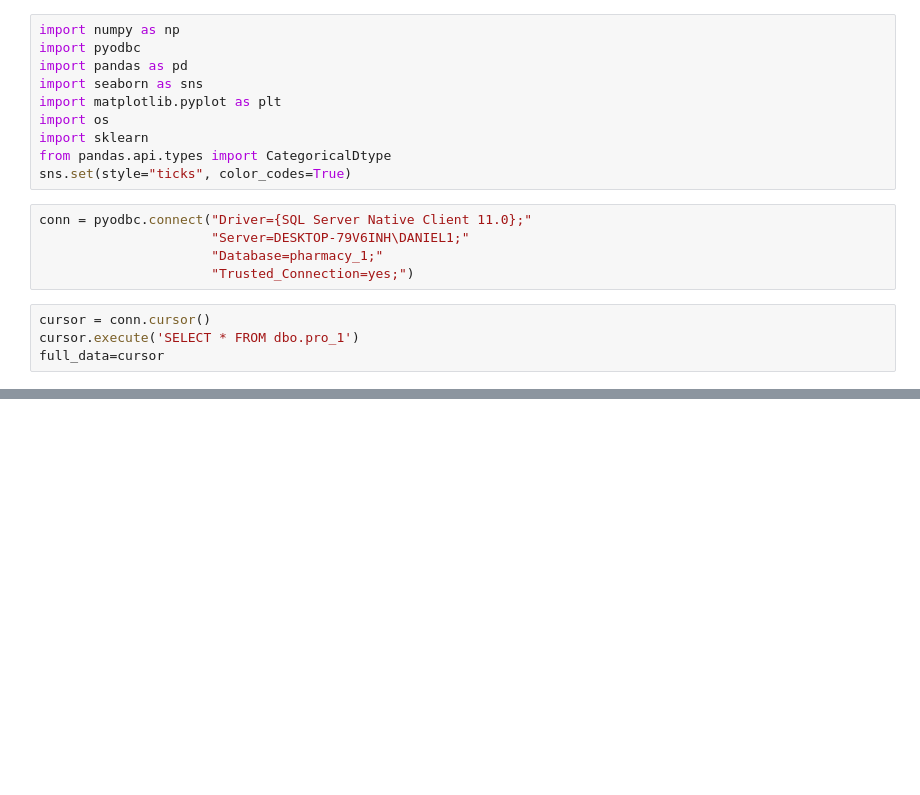
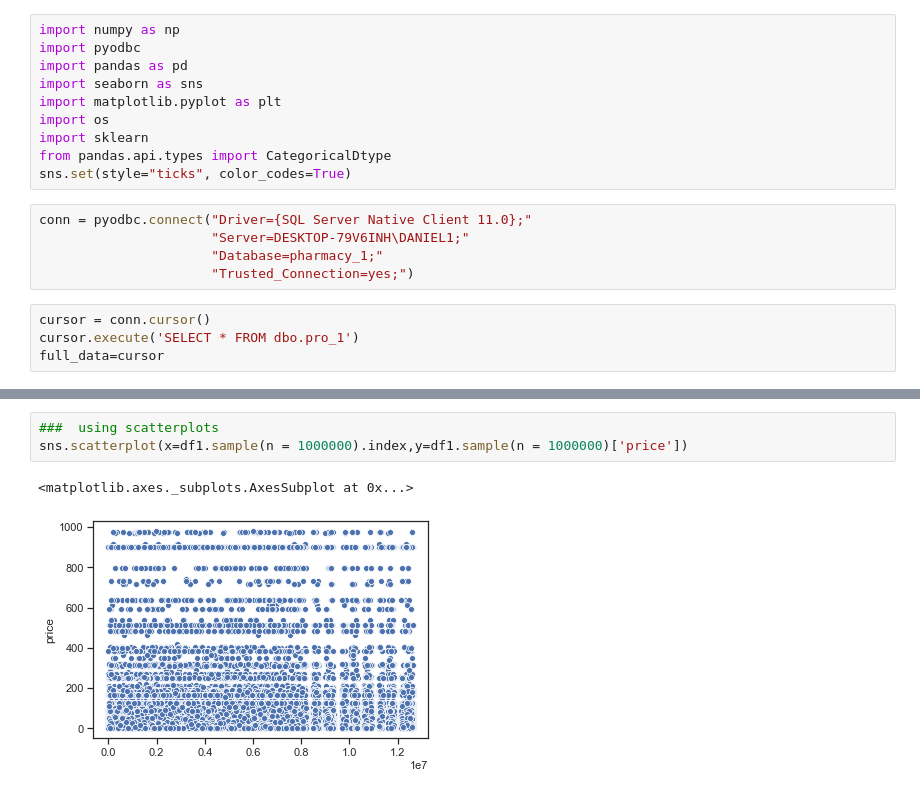
Before and after one commit to DANIELH2/DataScience, a Jupyter notebook: project/Untitled.ipynb, the cells around one changed output, grey strips where cells are left out. Saved outputs shown, nothing was run; the diff lists cells and outputs as text; blank space fills up the shorter version.

```diff
--- a/project/Untitled.ipynb
+++ b/project/Untitled.ipynb
@@ -22,0 +130,6 @@ df.head()
+# %%
+###  using scatterplots
+sns.scatterplot(x=df1.sample(n = 1000000).index,y=df1.sample(n = 1000000)['price'])
+# %% [output]
+<matplotlib.axes._subplots.AxesSubplot at 0x...>
+[figure, added]
```
Also changed, not shown: parts of 17 cells of this notebook, 4 other files.
